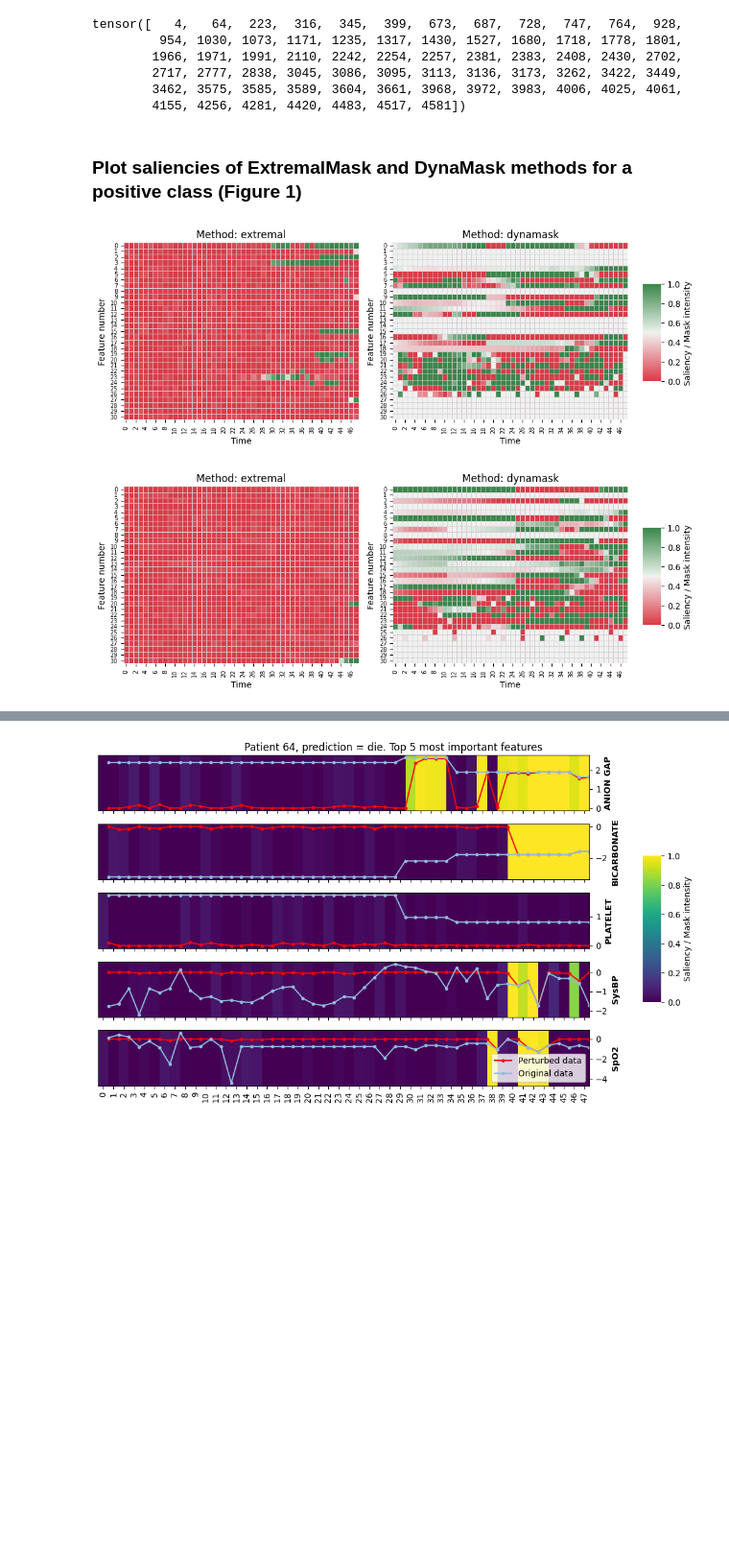
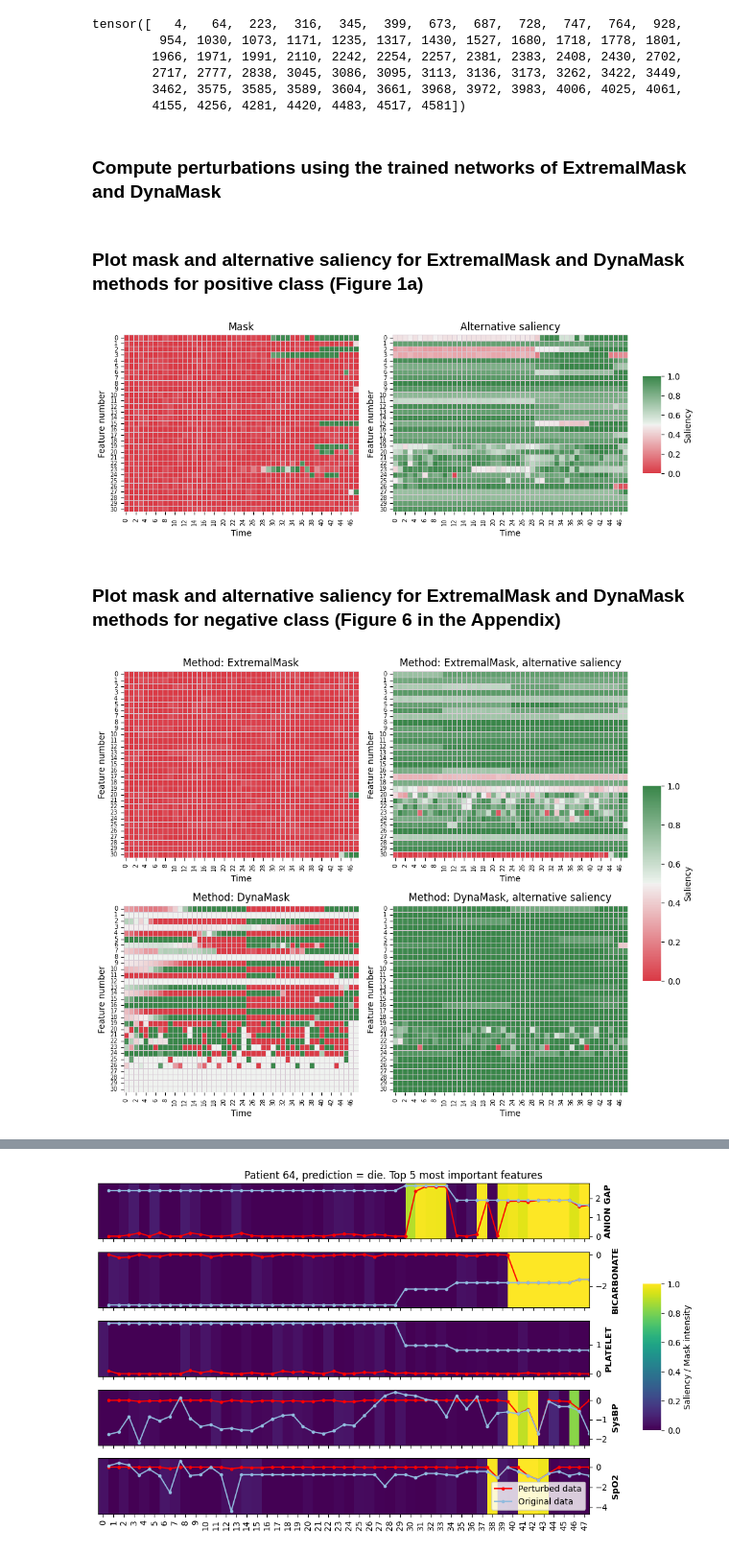
Before and after one commit to anonymous8293/factai, a Jupyter notebook: Extension_1.ipynb, the cells around one changed output, grey strips where cells are left out. Shown at 96% size. Cells and saved outputs as stored; diff of their text form; code cells hidden in the pictures; blank space fills up the shorter version.

```diff
--- a/Extension_1.ipynb
+++ b/Extension_1.ipynb
@@ -98,0 +167,33 @@ feature_names = np.array(lab_IDs + vital_IDs + other_features)
+# %%
+import numpy as np
+from tint.attr import DynaMask
+from tint.attr.models import MaskNet
+
+trainer = Trainer(
+    max_epochs=1000,
+    accelerator=accelerator,
+    devices=device_id,
+    log_every_n_steps=2,
+    deterministic=deterministic,
+    logger=False,
+)
+mask = MaskNet(
+    forward_func=mimic3_cls,
+    perturbation="fade_moving_average",
+    keep_ratio=list(np.arange(0.1, 0.7, 0.1)),
+    deletion_mode=True,
+    size_reg_factor_init=0.1,
+    size_reg_factor_dilation=10000,
+    time_reg_factor=0.0,
+    loss="cross_entropy",
+)
+explainer = DynaMask(dataset_name, mimic3_cls, SEED, FOLD)
+dyna_mask_attr_mimic, dyna_mask_mask_net_mimic = explainer.attribute(
+    x_test_mimic,
+    additional_forward_args=(True,),
+    trainer=trainer,
+    mask_net=mask,
+    batch_size=100,
+    return_best_ratio=False,
+)
+dyna_mask_attr_mimic = dyna_mask_attr_mimic.to(device)
@@ -266,3 +300,5 @@ tensor([   4,   64,  223,  316,  345,  399,  673,  687,  728,  747,  764,  928,
         2717, 2777, 2838, 3045, 3086, 3095, 3113, 3136, 3173, 3262, 3422, 3449,
         3462, 3575, 3585, 3589, 3604, 3661, 3968, 3972, 3983, 4006, 4025, 4061,
         4155, 4256, 4281, 4420, 4483, 4517, 4581])
+# %% [markdown]
+### Compute perturbations using the trained networks of ExtremalMask and DynaMask
@@ -269,27 +348,31 @@ tensor([   4,   64,  223,  316,  345,  399,  673,  687,  728,  747,  764,  928,
 # %% [markdown]
-### Plot saliencies of ExtremalMask and DynaMask methods for a positive class (Figure 1)
+### Plot mask and alternative saliency for ExtremalMask and DynaMask methods for positive class (Figure 1a)
 # %%
 from tint.utils.plotting import plot_heatmap
 
-# This is an example of the indices found above
-POS_ID = 64
+POS_ID = 64  # This is an example of the indices found above
 saliencies = {
-    "extremal": extremal_mask_attr_mimic[POS_ID].T,
-    "dynamask": dyna_mask_attr_mimic[POS_ID].T,
-    title=f"Patient {POS_ID}, prediction = die"
+    "ExtremalMask": extremal_mask_attr_mimic[POS_ID].T,
+    "ExtremalMask, alternative saliency": extremal_alternative_mimic[POS_ID].T,
 }
-plot_heatmap(saliencies, title=None)
+plot_heatmap(
+    saliencies,
+    title=None,
+    subtitles=["Mask", "Alternative saliency"],
+    cbar_title="Saliency",
+)
 # %% [output]
-[figure, old version]
+[figure, new version]
+# %% [markdown]
+### Plot mask and alternative saliency for ExtremalMask and DynaMask methods for negative class (Figure 6 in the Appendix)
 # %%
-from tint.utils.plotting import plot_heatmap
-
 NEG_ID = 33
 saliencies = {
-    "extremal": extremal_mask_attr_mimic[NEG_ID].T,
-    "dynamask": dyna_mask_attr_mimic[NEG_ID].T,
-    title=f"Patient {NEG_ID}, prediction = survive"
+    "ExtremalMask": extremal_mask_attr_mimic[NEG_ID].T,
+    "ExtremalMask, alternative saliency": extremal_alternative_mimic[NEG_ID].T,
+    "DynaMask": dyna_mask_attr_mimic[NEG_ID].T,
+    "DynaMask, alternative saliency": dyna_alternative_mimic[NEG_ID].T,
 }
-plot_heatmap(saliencies, title=None)
+plot_heatmap(saliencies, title=None, cbar_title="Saliency")
 # %% [output]
-[figure, old version]
+[figure, new version]
```
Also changed, not shown: parts of 119 cells of this notebook, 1 other file.
